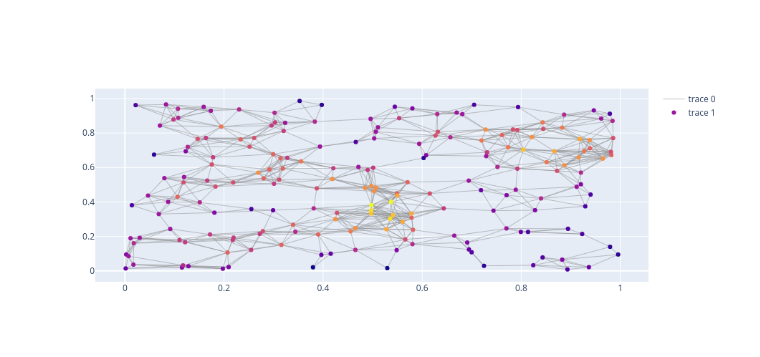
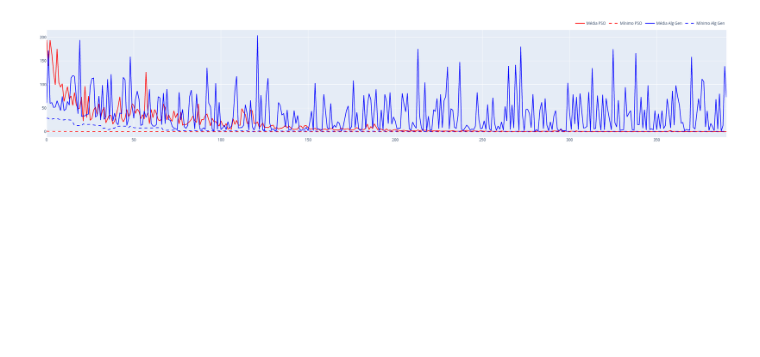
Before and after one commit to maicondallg/ACO, a Jupyter notebook: Untitled1.ipynb, the cells around one changed output. Saved outputs shown, nothing was run; the diff lists cells and outputs as text; code cells hidden in the pictures; blank space fills up the shorter version.

```diff
--- a/Untitled1.ipynb
+++ b/Untitled1.ipynb
@@ -73,5 +0,0 @@ Scatter({
-# %%
-fig = go.Figure(data=[edge_trace, node_trace])
-fig.show()
-# %% [output]
-[figure, removed]
@@ -77,0 +7,46 @@ fig.show()
+# %%
+his = pickle.load(open('HistoricoPSO.p','rb'))
+# %%
+his_gen = pickle.load(open('HistoricoGEN.p','rb'))
+# %%
+his_gen = np.array(his_gen)
+his = np.array(his)
+# %%
+def plot_graficos_comparacao(his, his_gen):
+    his_gen = np.array(his_gen)
+    his = np.array(his)
+
+    fig = go.Figure(layout=go.Layout(width=800,height=400,
+                                     margin=dict(l=5, r=5, t=5, b=5))
+                    )
+    fig.add_scatter(y=np.mean([his[i][0][10:] for i in range(10)], axis=0), name='Média PSO', line={'color':'red'})
+    fig.add_scatter(y=np.mean([his[i][1][10:] for i in range(10)], axis=0),name='Mínimo PSO', line={'dash': 'dash', 'color':'red'})
+    fig.add_scatter(y=np.mean([his_gen[i][0][10:] for i in range(10)], axis=0),name='Média Alg Gen', line={'color':'blue'})
+    fig.add_scatter(y=np.mean([his_gen[i][1][10:] for i in range(10)], axis=0),name='Mínimo Alg Gen', line={'dash': 'dash', 'color':'blue'})
+    fig.update_layout(legend=dict(
+        orientation="h",
+        yanchor="bottom",
+        y=1.02,
+        xanchor="right",
+        x=1
+    ))
+    fig.write_image('Figuras/Ex1/Normal.pdf')
+
+
+    fig = go.Figure(layout=go.Layout(width=800,height=400,
+                                     margin=dict(l=5, r=5, t=5, b=5))
+                    )
+    fig.add_scatter(y=np.log(np.mean([his[i][0] for i in range(10)], axis=0)), name='Média PSO', line={'color':'red'})
+    fig.add_scatter(y=np.log(np.mean([his[i][1] for i in range(10)], axis=0)),name='Mínimo PSO', line={'dash': 'dash', 'color':'red'})
+    fig.add_scatter(y=np.log(np.mean([his_gen[i][0] for i in range(10)], axis=0)),name='Média Alg Gen', line={'color':'blue'})
+    fig.add_scatter(y=np.log(np.mean([his_gen[i][1] for i in range(10)], axis=0)),name='Mínimo Alg Gen', line={'dash': 'dash', 'color':'blue'})
+    fig.update_layout(legend=dict(
+        orientation="h",
+        yanchor="bottom",
+        y=1.02,
+        xanchor="right",
+        x=1
+    ))
+    fig.write_image('Figuras/Ex1/Log.pdf')
+# %% [output]
+[figure, added]
```
Also changed, not shown: parts of 9 cells of this notebook, 15 other files.
